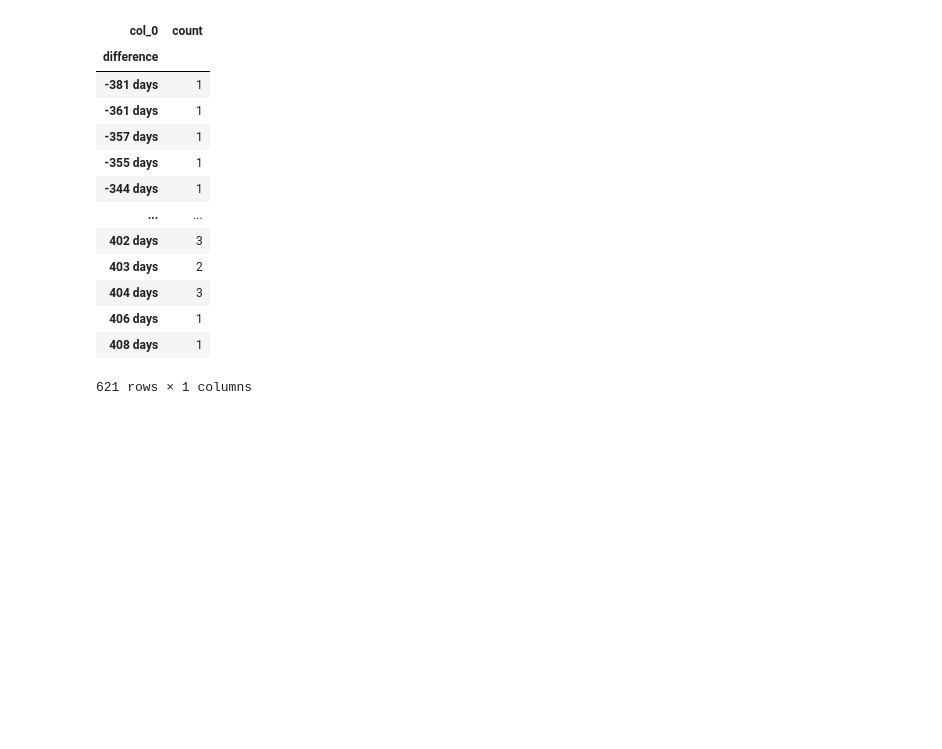
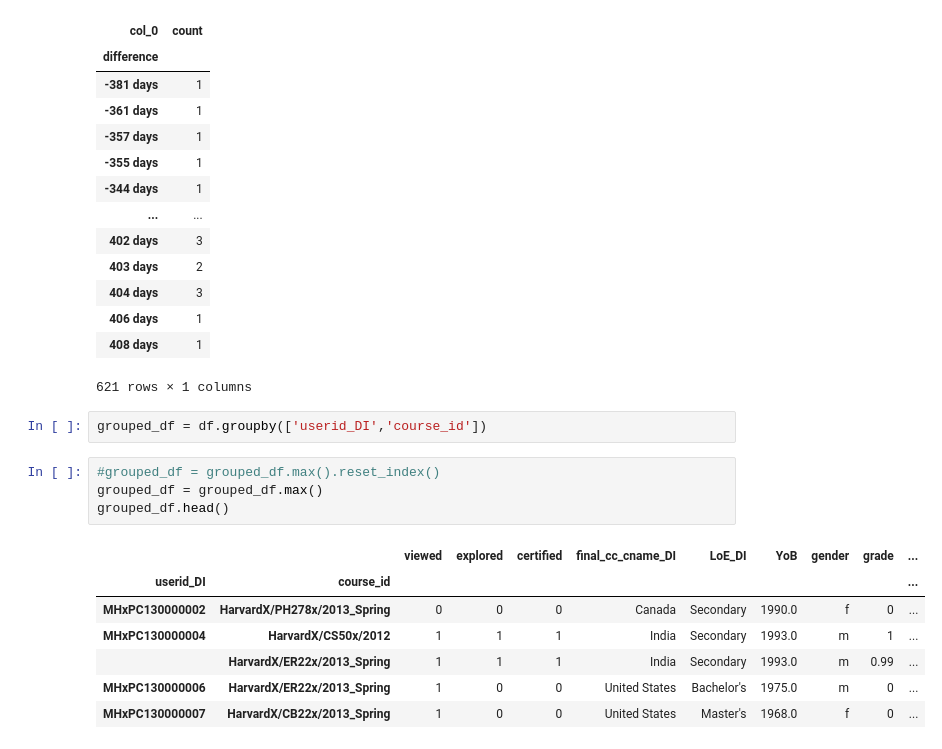
Before and after one commit to chloesjung/HarvardX-MITx-Pearson-Course-Data-Analysis, a Jupyter notebook: Project1_08302020.ipynb, the cells around one changed output. Saved outputs shown, nothing was run; the diff lists cells and outputs as text; blank space fills up the shorter version.

```diff
--- a/Project1_08302020.ipynb
+++ b/Project1_08302020.ipynb
@@ -1056,3 +1061,17 @@ difference_tab
 | 406 days | 1 |
 | 408 days | 1 |
 621 rows × 1 columns
+# %%
+grouped_df = df.groupby(['userid_DI','course_id'])
+# %%
+#grouped_df = grouped_df.max().reset_index()
+grouped_df = grouped_df.max()
+grouped_df.head()
+# %% [output]
+|  |  | viewed | explored | certified | final_cc_cname_DI | LoE_DI | YoB | gender | grade | ... |
+| userid_DI | course_id |  |  |  |  |  |  |  |  | ... |
+| MHxPC130000002 | HarvardX/PH278x/2013_Spring | 0 | 0 | 0 | Canada | Secondary | 1990.0 | f | 0 | ... |
+| MHxPC130000004 | HarvardX/CS50x/2012 | 1 | 1 | 1 | India | Secondary | 1993.0 | m | 1 | ... |
+|  | HarvardX/ER22x/2013_Spring | 1 | 1 | 1 | India | Secondary | 1993.0 | m | 0.99 | ... |
+| MHxPC130000006 | HarvardX/ER22x/2013_Spring | 1 | 0 | 0 | United States | Bachelor's | 1975.0 | m | 0 | ... |
+| MHxPC130000007 | HarvardX/CB22x/2013_Spring | 1 | 0 | 0 | United States | Master's | 1968.0 | f | 0 | ... |
```
Also changed, not shown: parts of 5 cells of this notebook.
